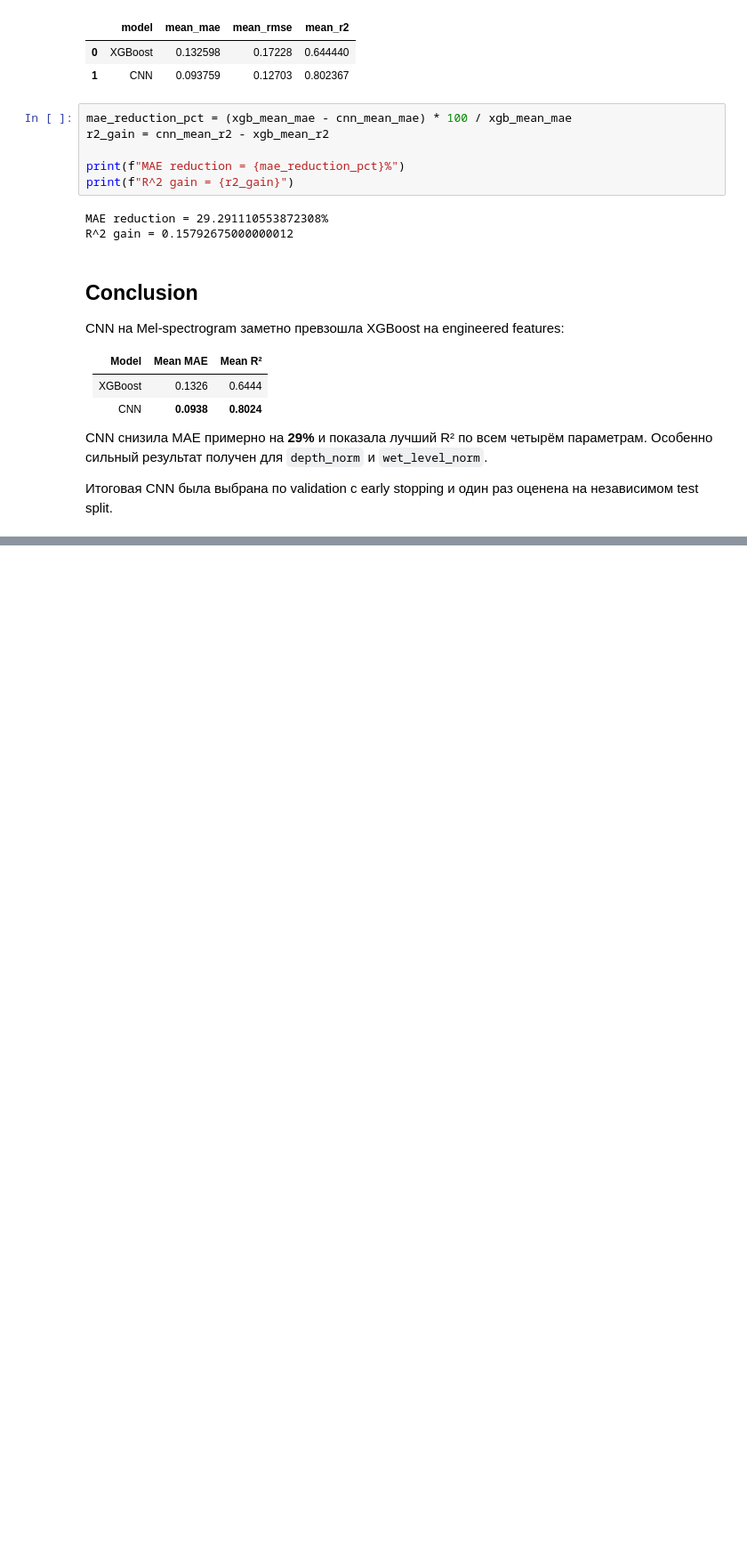
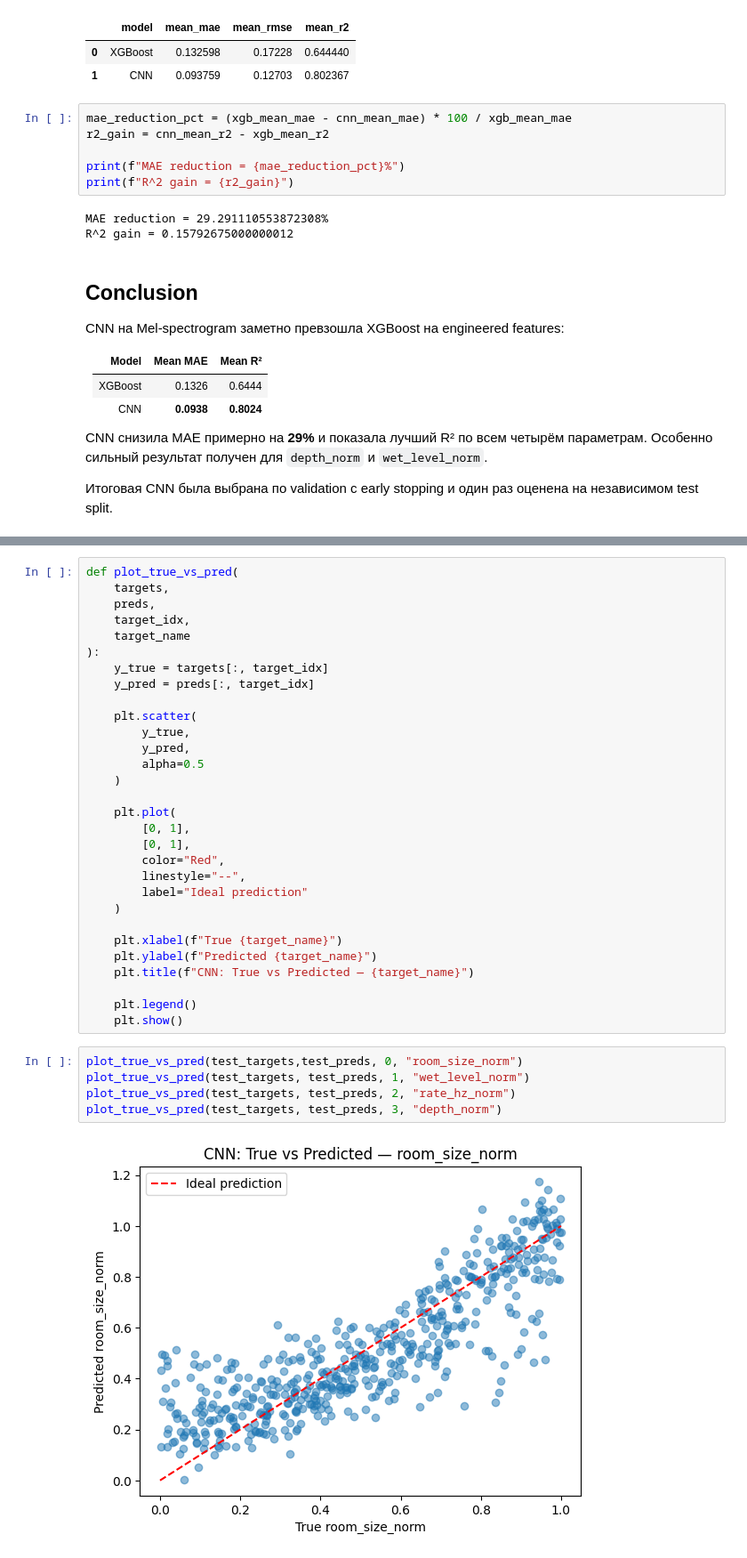
Before and after one commit to sevavargin/Guitar-ML, a Jupyter notebook: notebooks/6_comparison.ipynb, the cells around one changed output, grey strips where cells are left out. Shown at 89% size. Cells and saved outputs as stored; diff of their text form; blank space fills up the shorter version.

```diff
--- a/notebooks/6_comparison.ipynb
+++ b/notebooks/6_comparison.ipynb
@@ -224,0 +270,37 @@ CNN снизила MAE примерно на **29%** и показала луч
+# %%
+def plot_true_vs_pred(
+    targets,
+    preds,
+    target_idx,
+    target_name
+):
+    y_true = targets[:, target_idx]
+    y_pred = preds[:, target_idx]
+
+    plt.scatter(
+        y_true,
+        y_pred,
+        alpha=0.5
+    )
+
+    plt.plot(
+        [0, 1],
+        [0, 1],
+        color="Red",
+        linestyle="--",
+        label="Ideal prediction"
+    )
+
+    plt.xlabel(f"True {target_name}")
+    plt.ylabel(f"Predicted {target_name}")
+    plt.title(f"CNN: True vs Predicted — {target_name}")
+
+    plt.legend()
+    plt.show()
+# %%
+plot_true_vs_pred(test_targets,test_preds, 0, "room_size_norm")
+plot_true_vs_pred(test_targets, test_preds, 1, "wet_level_norm")
+plot_true_vs_pred(test_targets, test_preds, 2, "rate_hz_norm")
+plot_true_vs_pred(test_targets, test_preds, 3, "depth_norm")
+# %% [output]
+[figure, added]
```
Also changed, not shown: parts of 10 cells of this notebook, 5 other files.
